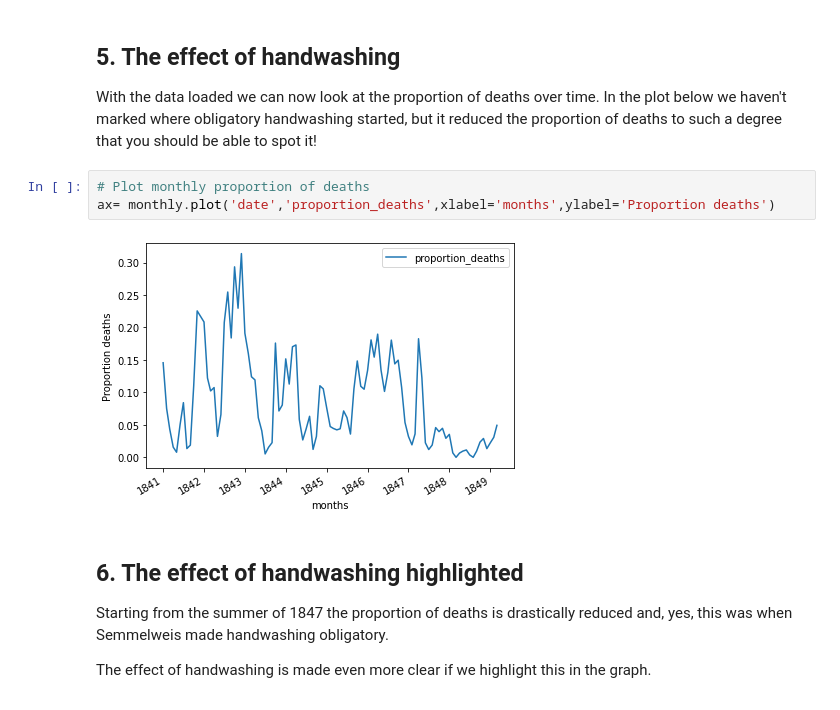
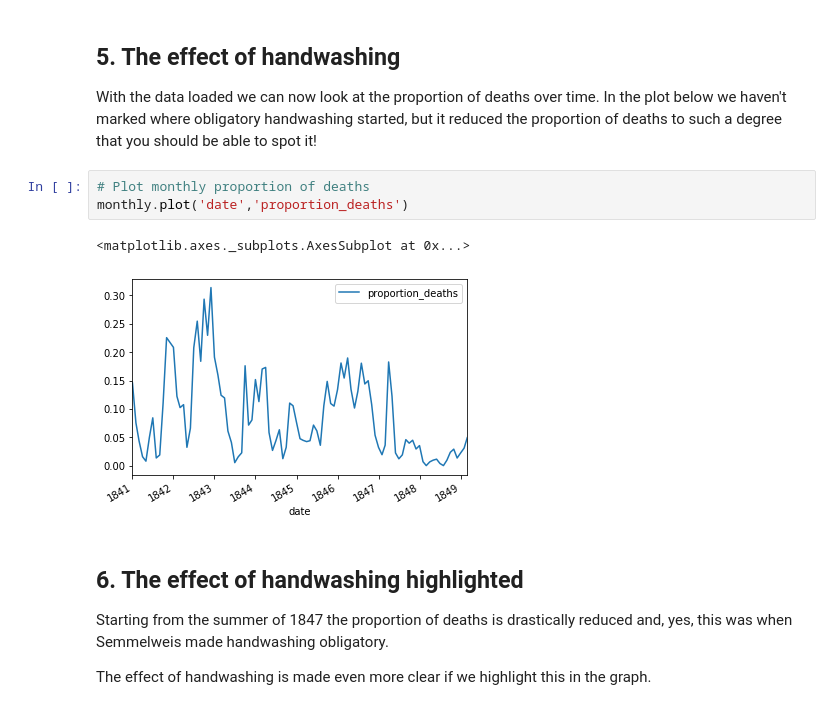
Before and after one commit to ArashMohsenijam/Dr.-Semmelweis-and-the-Discovery-of-Handwashing, a Jupyter notebook: notebook.ipynb, the cells around one changed output. Saved outputs shown, nothing was run; the diff lists cells and outputs as text.

```diff
--- a/notebook.ipynb
+++ b/notebook.ipynb
@@ -94,9 +94,10 @@ print(monthly.head())
 <p>With the data loaded we can now look at the proportion of deaths over time. In the plot below we haven't marked where obligatory handwashing started, but it reduced the proportion of deaths to such a degree that you should be able to spot it!</p>
 # %%
 # Plot monthly proportion of deaths
-ax= monthly.plot('date','proportion_deaths',xlabel='months',ylabel='Proportion deaths')
+monthly.plot('date','proportion_deaths')
 # %% [output]
+<matplotlib.axes._subplots.AxesSubplot at 0x...>
-[figure, old version]
+[figure, new version]
 # %% [markdown]
 ## 6. The effect of handwashing highlighted
 <p>Starting from the summer of 1847 the proportion of deaths is drastically reduced and, yes, this was when Semmelweis made handwashing obligatory. </p>
```
Also changed, not shown: parts of 5 cells of this notebook.
